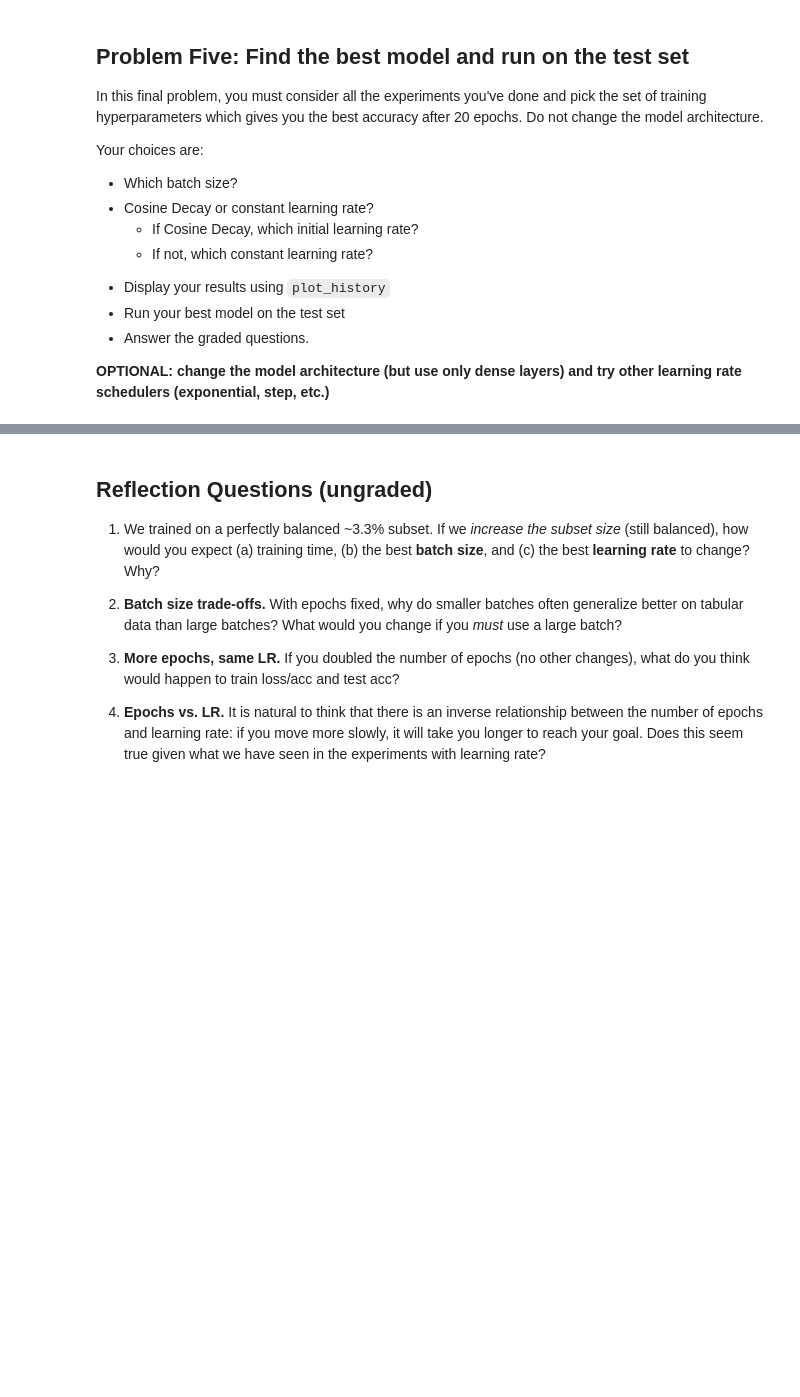
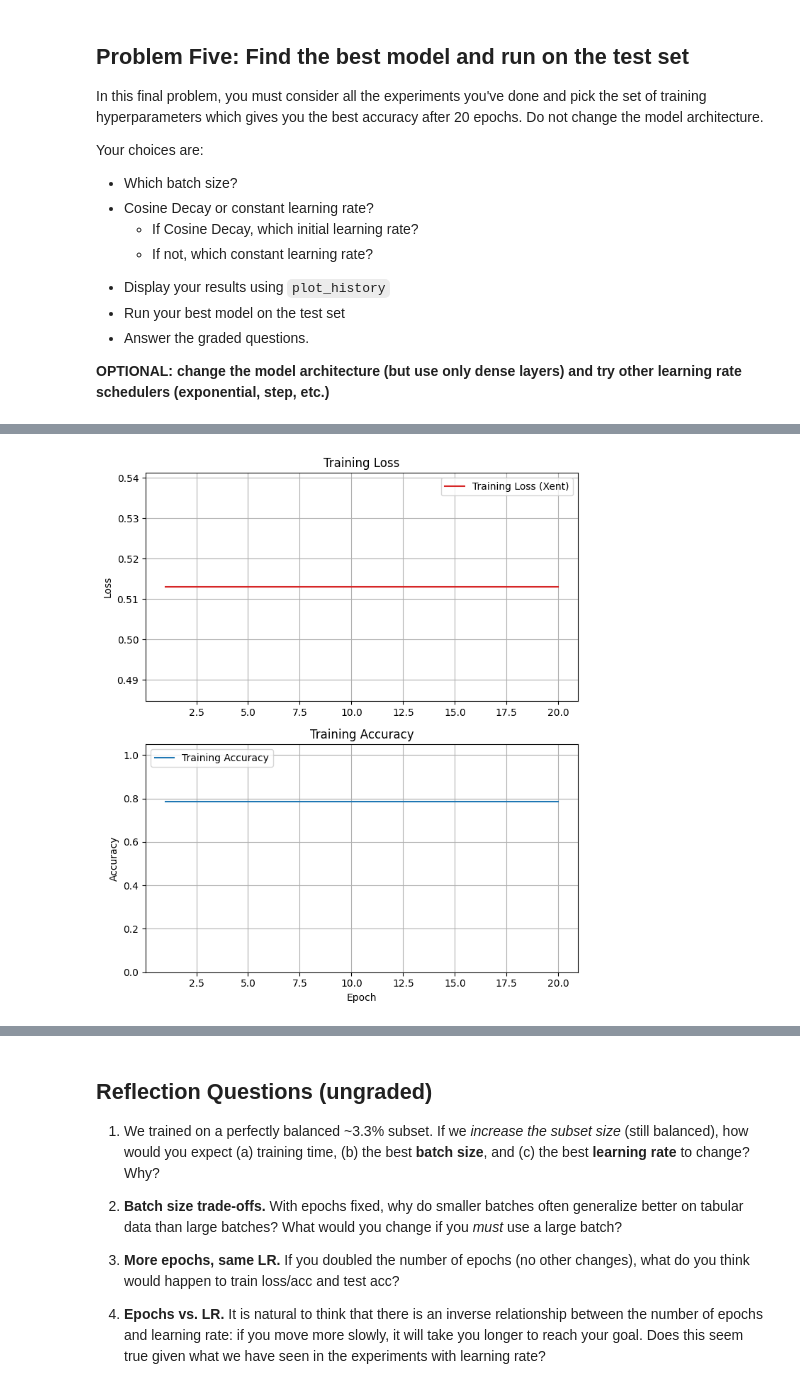
Before and after one commit to paumar2/bu-dx703-pmm, a Jupyter notebook: Homework_02.ipynb, the cells around one changed output, grey strips where cells are left out. Cells and saved outputs as stored; diff of their text form; code cells hidden in the pictures; blank space fills up the shorter version.

```diff
--- a/Homework_02.ipynb
+++ b/Homework_02.ipynb
@@ -409,0 +611,12 @@ Your choices are:
+# %%
+#run on test set:
+final_ts_hist = final_model.fit(
+    X_ts_scaled, y_test,
+    batch_size=batch_size,
+    epochs=n_epochs,
+    verbose=0
+)
+#display results w/ plot_history
+plot_history(final_ts_hist)
+# %% [output]
+[figure, added]
```
Also changed, not shown: parts of 23 cells of this notebook.
